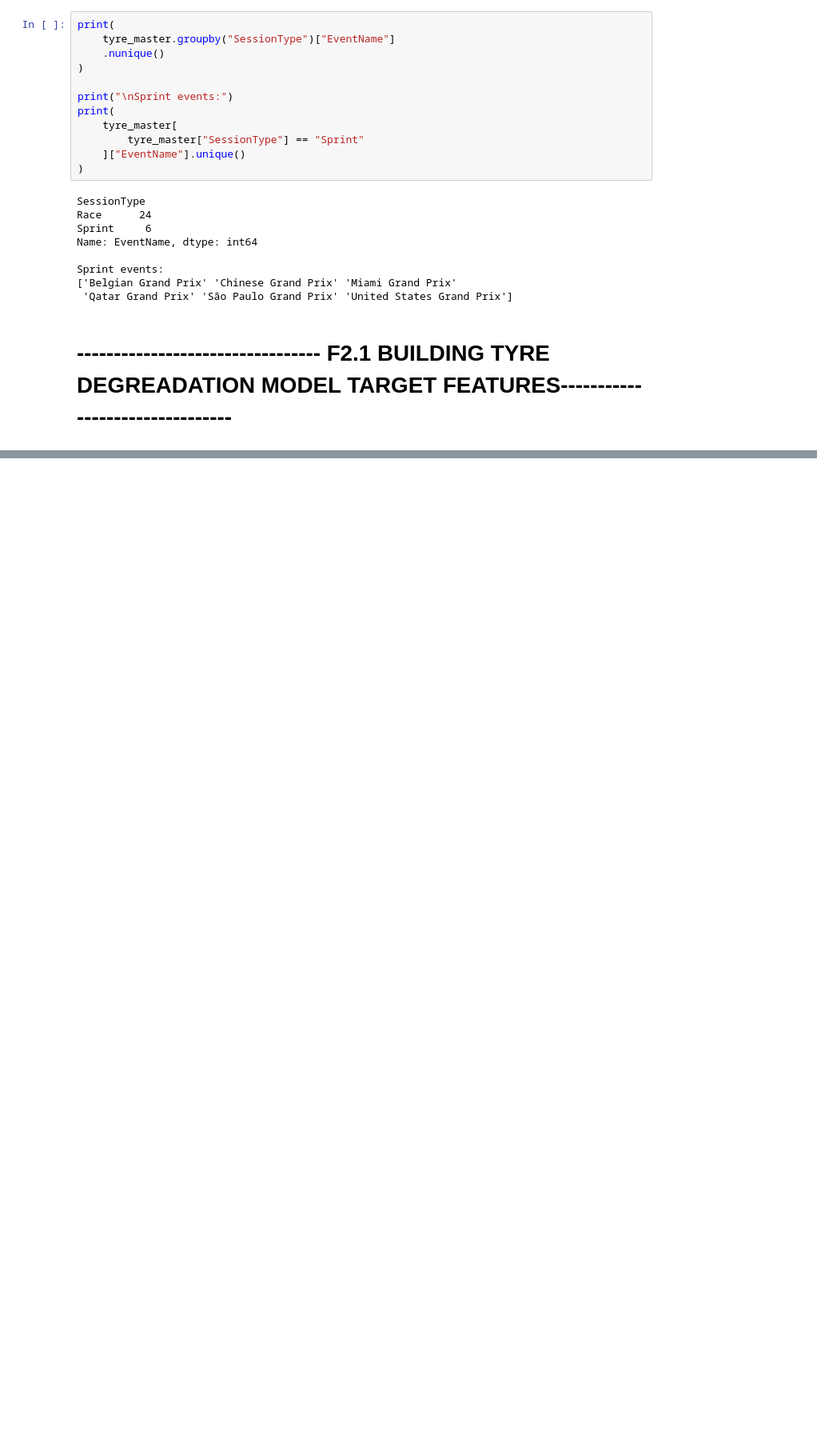
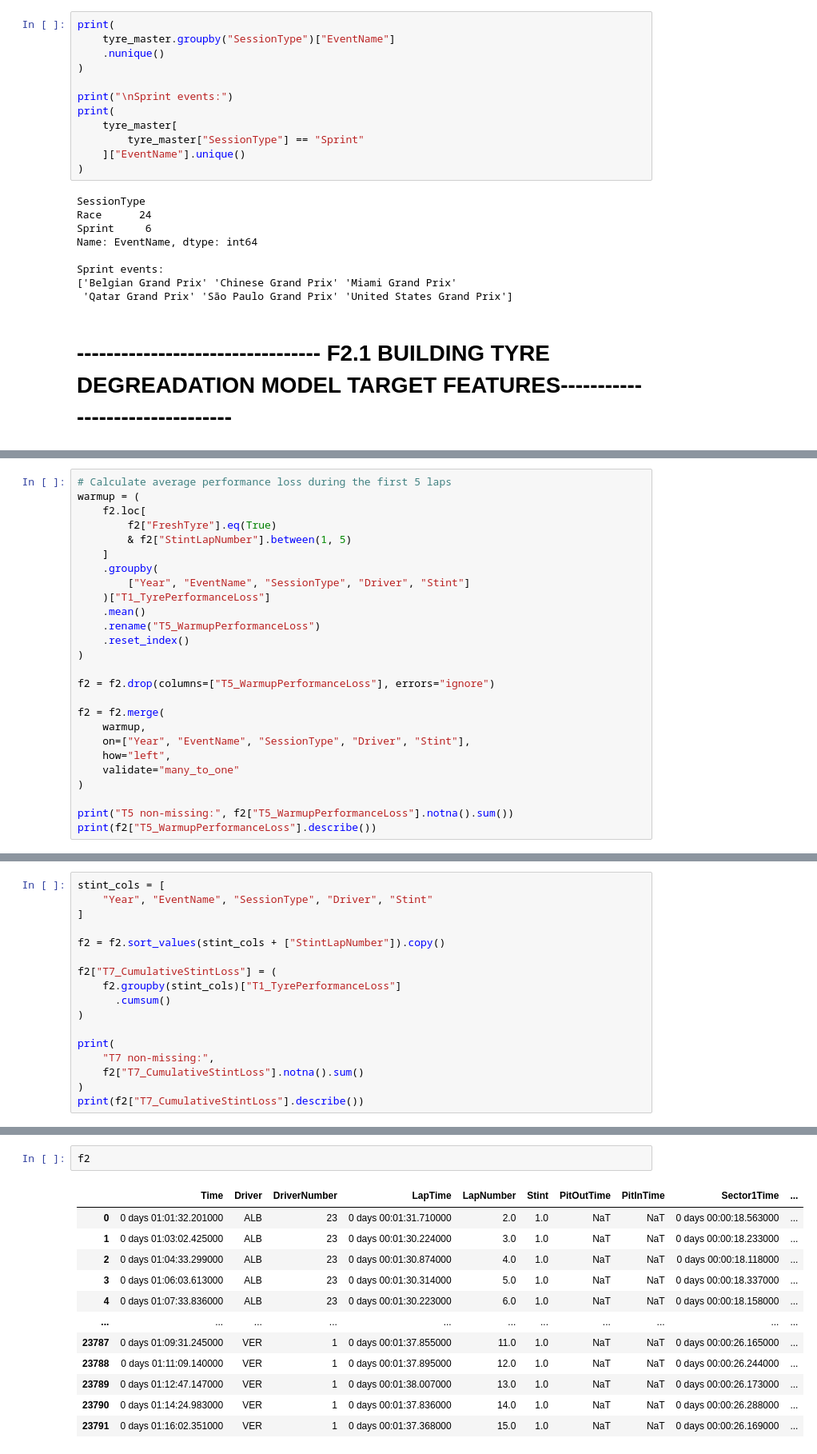
Before and after one commit to mohammedDhinojwala/f1-ai-race-strategy, a Jupyter notebook: notebooks/01_data_investigation.ipynb, the cells around one changed output, grey strips where cells are left out. Shown at 80% size. Saved outputs shown, nothing was run; the diff lists cells and outputs as text; blank space fills up the shorter version.

```diff
--- a/notebooks/01_data_investigation.ipynb
+++ b/notebooks/01_data_investigation.ipynb
@@ -9056,0 +9779,26 @@ Sprint events:
+# %%
+# Calculate average performance loss during the first 5 laps
+warmup = (
+    f2.loc[
+        f2["FreshTyre"].eq(True)
+        & f2["StintLapNumber"].between(1, 5)
+    ]
+    .groupby(
+        ["Year", "EventName", "SessionType", "Driver", "Stint"]
+    )["T1_TyrePerformanceLoss"]
+    .mean()
+    .rename("T5_WarmupPerformanceLoss")
+    .reset_index()
+)
+
+f2 = f2.drop(columns=["T5_WarmupPerformanceLoss"], errors="ignore")
+
+f2 = f2.merge(
+    warmup,
+    on=["Year", "EventName", "SessionType", "Driver", "Stint"],
+    how="left",
+    validate="many_to_one"
+)
+
+print("T5 non-missing:", f2["T5_WarmupPerformanceLoss"].notna().sum())
+print(f2["T5_WarmupPerformanceLoss"].describe())
@@ -9056,0 +9898,17 @@ Sprint events:
+# %%
+stint_cols = [
+    "Year", "EventName", "SessionType", "Driver", "Stint"
+]
+
+f2 = f2.sort_values(stint_cols + ["StintLapNumber"]).copy()
+
+f2["T7_CumulativeStintLoss"] = (
+    f2.groupby(stint_cols)["T1_TyrePerformanceLoss"]
+      .cumsum()
+)
+
+print(
+    "T7 non-missing:",
+    f2["T7_CumulativeStintLoss"].notna().sum()
+)
+print(f2["T7_CumulativeStintLoss"].describe())
@@ -9056,0 +9971,15 @@ Sprint events:
+# %%
+f2
+# %% [output]
+|  | Time | Driver | DriverNumber | LapTime | LapNumber | Stint | PitOutTime | PitInTime | Sector1Time | ... |
+| 0 | 0 days 01:01:32.201000 | ALB | 23 | 0 days 00:01:31.710000 | 2.0 | 1.0 | NaT | NaT | 0 days 00:00:18.563000 | ... |
+| 1 | 0 days 01:03:02.425000 | ALB | 23 | 0 days 00:01:30.224000 | 3.0 | 1.0 | NaT | NaT | 0 days 00:00:18.233000 | ... |
+| 2 | 0 days 01:04:33.299000 | ALB | 23 | 0 days 00:01:30.874000 | 4.0 | 1.0 | NaT | NaT | 0 days 00:00:18.118000 | ... |
+| 3 | 0 days 01:06:03.613000 | ALB | 23 | 0 days 00:01:30.314000 | 5.0 | 1.0 | NaT | NaT | 0 days 00:00:18.337000 | ... |
+| 4 | 0 days 01:07:33.836000 | ALB | 23 | 0 days 00:01:30.223000 | 6.0 | 1.0 | NaT | NaT | 0 days 00:00:18.158000 | ... |
+| ... | ... | ... | ... | ... | ... | ... | ... | ... | ... | ... |
+| 23787 | 0 days 01:09:31.245000 | VER | 1 | 0 days 00:01:37.855000 | 11.0 | 1.0 | NaT | NaT | 0 days 00:00:26.165000 | ... |
+| 23788 | 0 days 01:11:09.140000 | VER | 1 | 0 days 00:01:37.895000 | 12.0 | 1.0 | NaT | NaT | 0 days 00:00:26.244000 | ... |
+| 23789 | 0 days 01:12:47.147000 | VER | 1 | 0 days 00:01:38.007000 | 13.0 | 1.0 | NaT | NaT | 0 days 00:00:26.173000 | ... |
+| 23790 | 0 days 01:14:24.983000 | VER | 1 | 0 days 00:01:37.836000 | 14.0 | 1.0 | NaT | NaT | 0 days 00:00:26.288000 | ... |
+| 23791 | 0 days 01:16:02.351000 | VER | 1 | 0 days 00:01:37.368000 | 15.0 | 1.0 | NaT | NaT | 0 days 00:00:26.169000 | ... |
```
Also changed, not shown: parts of 40 cells of this notebook.
